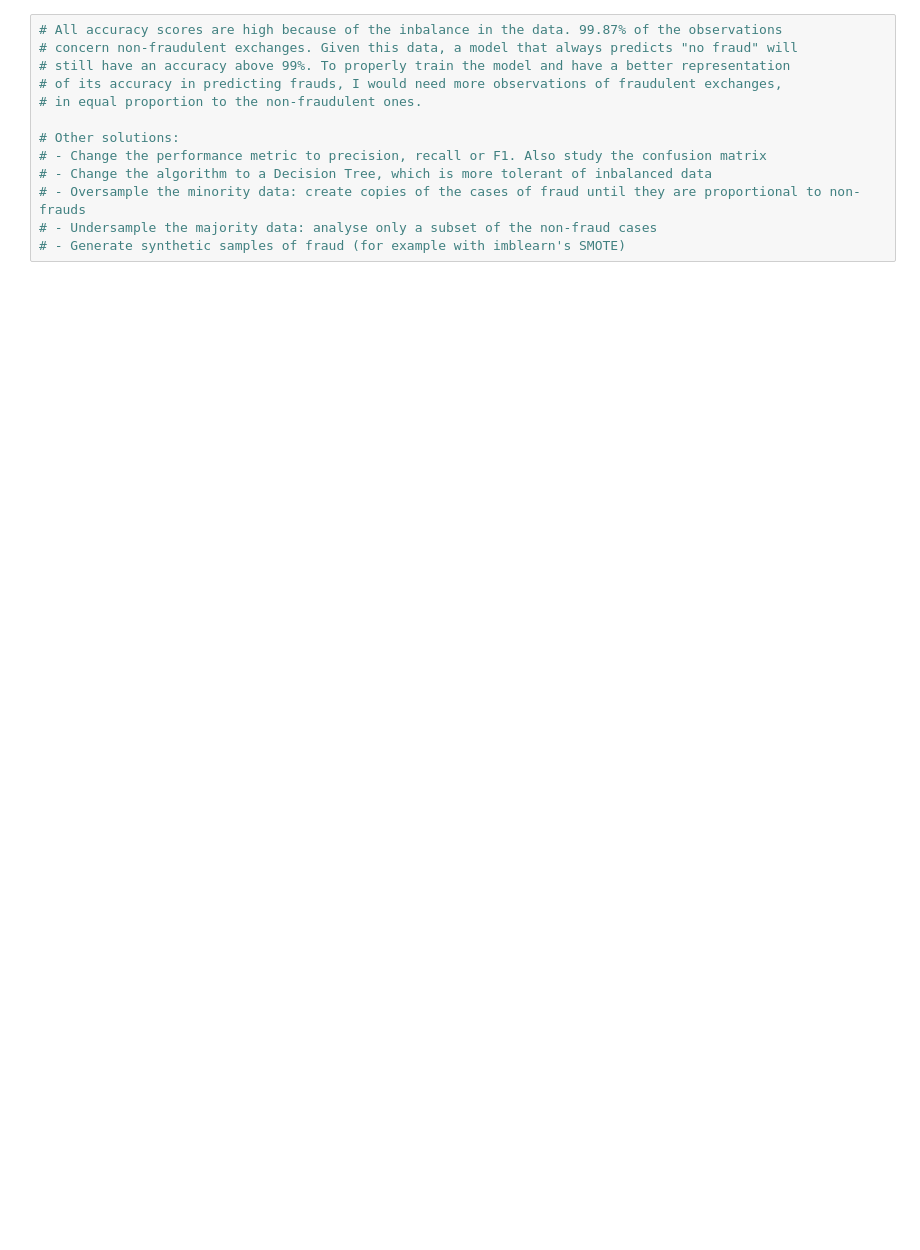
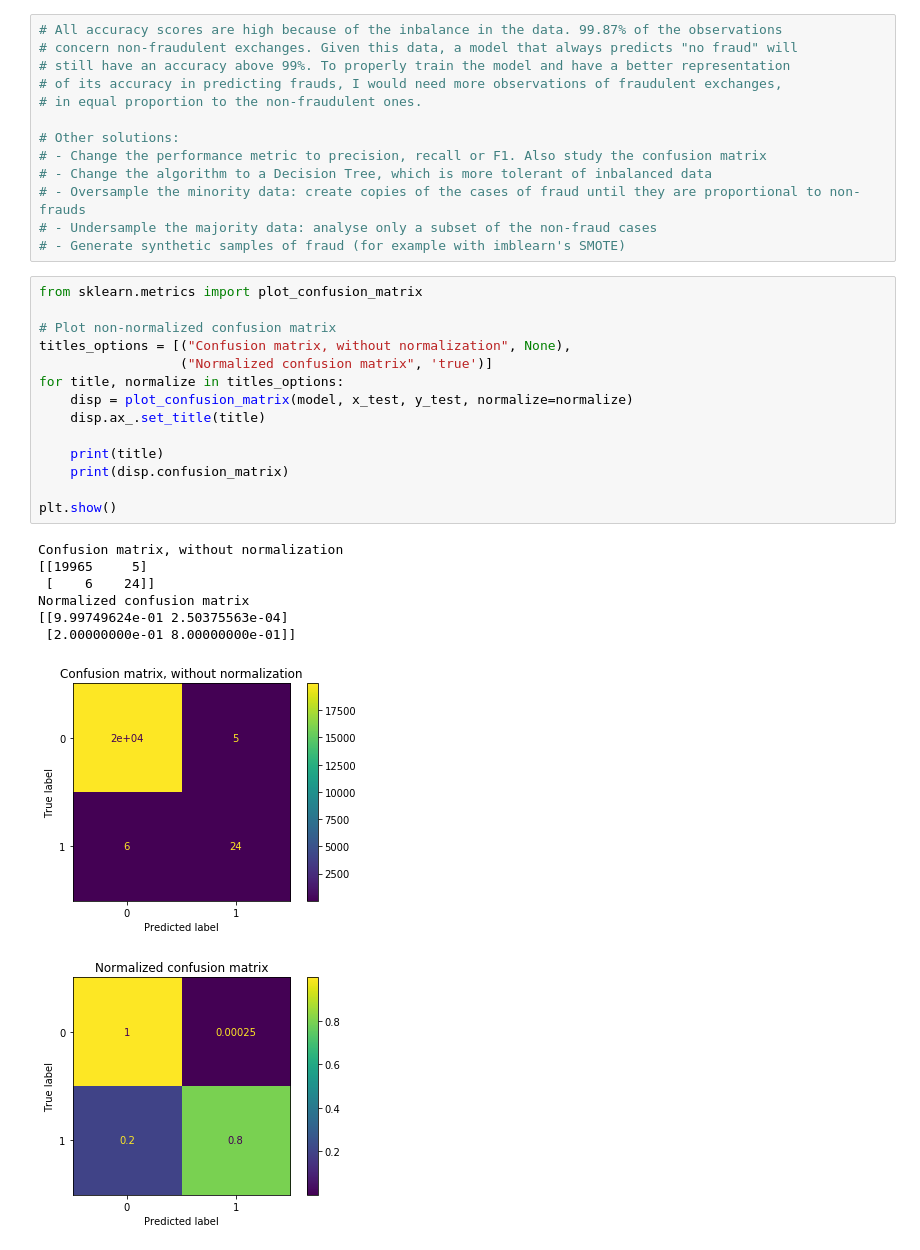
Before and after one commit to ta-data-lis/lab-imbalance, a Jupyter notebook: your-code/lab_inbalance.ipynb, the cells around one changed output. Saved outputs shown, nothing was run; the diff lists cells and outputs as text; blank space fills up the shorter version.

Commit message:
added confusion matrix

```diff
--- a/your-code/lab_inbalance.ipynb
+++ b/your-code/lab_inbalance.ipynb
@@ -219,3 +226,26 @@ KNN worked better
 # - Oversample the minority data: create copies of the cases of fraud until they are proportional to non-frauds
 # - Undersample the majority data: analyse only a subset of the non-fraud cases
 # - Generate synthetic samples of fraud (for example with imblearn's SMOTE)
+# %%
+from sklearn.metrics import plot_confusion_matrix
+
+# Plot non-normalized confusion matrix
+titles_options = [("Confusion matrix, without normalization", None),
+                  ("Normalized confusion matrix", 'true')]
+for title, normalize in titles_options:
+    disp = plot_confusion_matrix(model, x_test, y_test, normalize=normalize)
+    disp.ax_.set_title(title)
+
+    print(title)
+    print(disp.confusion_matrix)
+
+plt.show()
+# %% [output]
+Confusion matrix, without normalization
+[[19965     5]
+ [    6    24]]
+Normalized confusion matrix
+[[9.99749624e-01 2.50375563e-04]
+ [2.00000000e-01 8.00000000e-01]]
+[figure, added]
+[figure, added]
```
Also changed, not shown: parts of 5 cells of this notebook.
